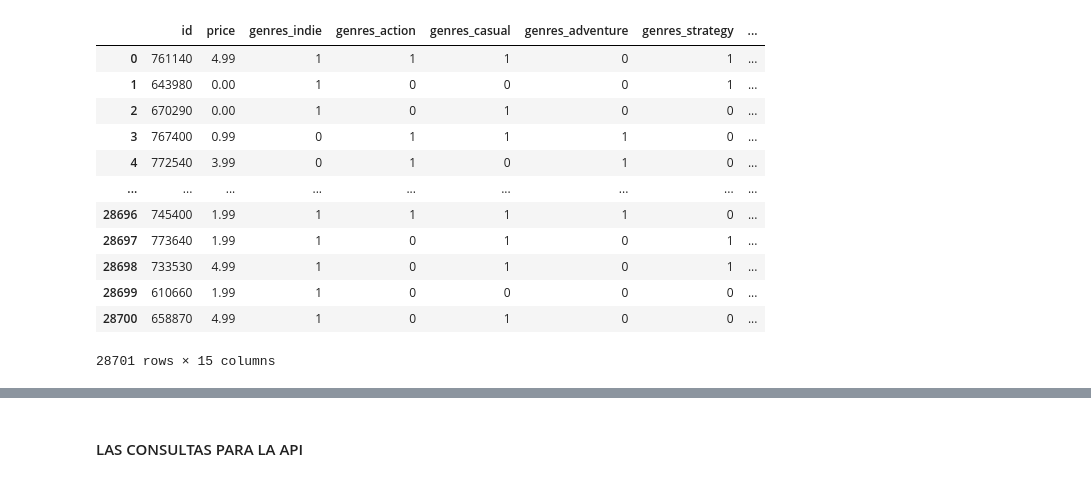
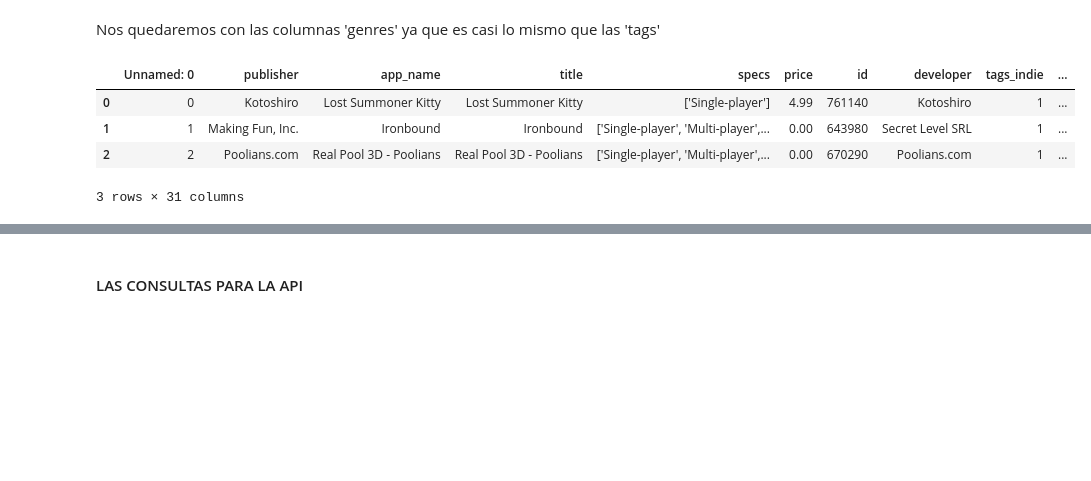
Before and after one commit to barisoft/PI_ML_OPS, a Jupyter notebook: src/eda/eda_user_items.ipynb, the cells around one changed output, grey strips where cells are left out. Drawn from its saved outputs; the diff is of its cells as text; code cells hidden in the pictures; blank space fills up the shorter version.

```diff
--- a/src/eda/eda_user_items.ipynb
+++ b/src/eda/eda_user_items.ipynb
@@ -21,5 +21,5 @@ Cargamos el CSV comprimido dentro de un dataframe Pandas
 # %%
 df = pd.read_csv('../datasource/user_items_chewed.csv.gz')
 # %%
-dfSteam = pd.read_csv('../datasource/steam_games_4Api.csv.gz')
+dfSteam = pd.read_csv('../datasource/render/steam_games_4Api.csv.gz')
 # %%
@@ -69,34 +124,28 @@ memory usage: 3.3 MB
+# %% [markdown]
+Nos quedaremos con las columnas 'genres' ya que es casi lo mismo que las 'tags'
 # %%
-dfSteam = dfSteam[[
-  'id',
-  'price',
-  'genres_indie',
-  'genres_action',
-  'genres_casual',
-  'genres_adventure',
-  'genres_strategy',
-  'genres_simulation',
-  'genres_rpg',
-  'genres_free_to_play',
-  'genres_early_access',
-  'genres_sports',
-  'genres_massively_multiplayer',
-  'genres_racing',
-  'year'
-]]
+#dfSteam = dfSteam[[
+#  'id',
+#  'price',
+#  'genres_indie',
+#  'genres_action',
+#  'genres_casual',
+#  'genres_adventure',
+#  'genres_strategy',
+#  'genres_simulation',
+#  'genres_rpg',
+#  'genres_free_to_play',
+#  'genres_early_access',
+#  'genres_sports',
+#  'genres_massively_multiplayer',
+#  'genres_racing',
+#  'year'
+#]]
 # %%
-dfSteam
+dfSteam.head(3)
 # %% [output]
-|  | id | price | genres_indie | genres_action | genres_casual | genres_adventure | genres_strategy | ... |
-| 0 | 761140 | 4.99 | 1 | 1 | 1 | 0 | 1 | ... |
-| 1 | 643980 | 0.00 | 1 | 0 | 0 | 0 | 1 | ... |
-| 2 | 670290 | 0.00 | 1 | 0 | 1 | 0 | 0 | ... |
-| 3 | 767400 | 0.99 | 0 | 1 | 1 | 1 | 0 | ... |
-| 4 | 772540 | 3.99 | 0 | 1 | 0 | 1 | 0 | ... |
-| ... | ... | ... | ... | ... | ... | ... | ... | ... |
-| 28696 | 745400 | 1.99 | 1 | 1 | 1 | 1 | 0 | ... |
-| 28697 | 773640 | 1.99 | 1 | 0 | 1 | 0 | 1 | ... |
-| 28698 | 733530 | 4.99 | 1 | 0 | 1 | 0 | 1 | ... |
-| 28699 | 610660 | 1.99 | 1 | 0 | 0 | 0 | 0 | ... |
-| 28700 | 658870 | 4.99 | 1 | 0 | 1 | 0 | 0 | ... |
+|  | Unnamed: 0 | publisher | app_name | title | specs | price | id | developer | tags_indie | ... |
+| 0 | 0 | Kotoshiro | Lost Summoner Kitty | Lost Summoner Kitty | ['Single-player'] | 4.99 | 761140 | Kotoshiro | 1 | ... |
+| 1 | 1 | Making Fun, Inc. | Ironbound | Ironbound | ['Single-player', 'Multi-player',... | 0.00 | 643980 | Secret Level SRL | 1 | ... |
+| 2 | 2 | Poolians.com | Real Pool 3D - Poolians | Real Pool 3D - Poolians | ['Single-player', 'Multi-player',... | 0.00 | 670290 | Poolians.com | 1 | ... |
-28701 rows × 15 columns
+3 rows × 31 columns
```
Also changed, not shown: parts of 23 cells of this notebook, 12 other files.
